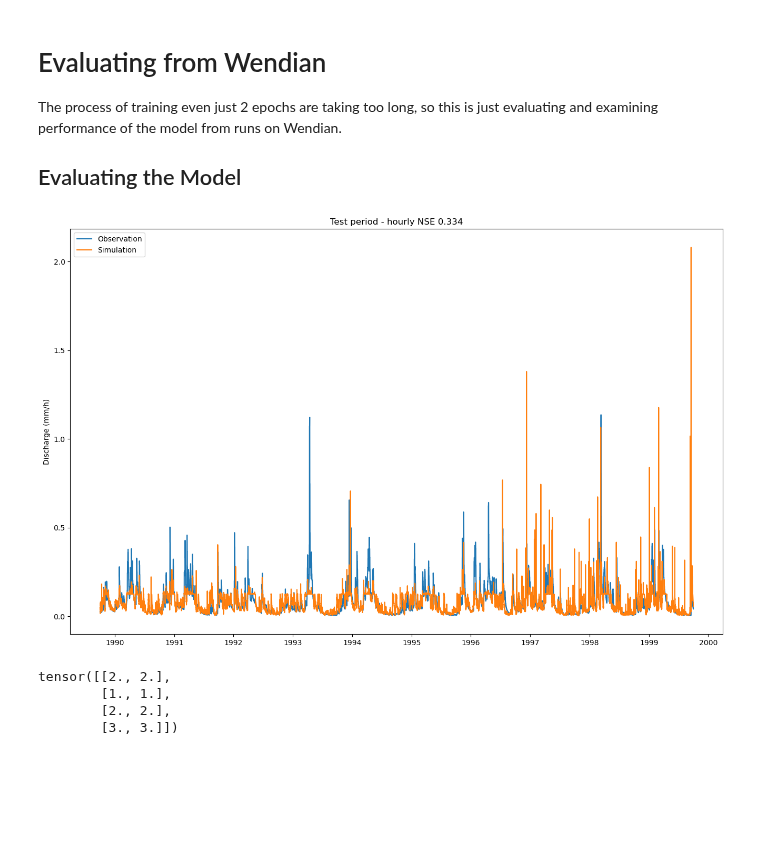
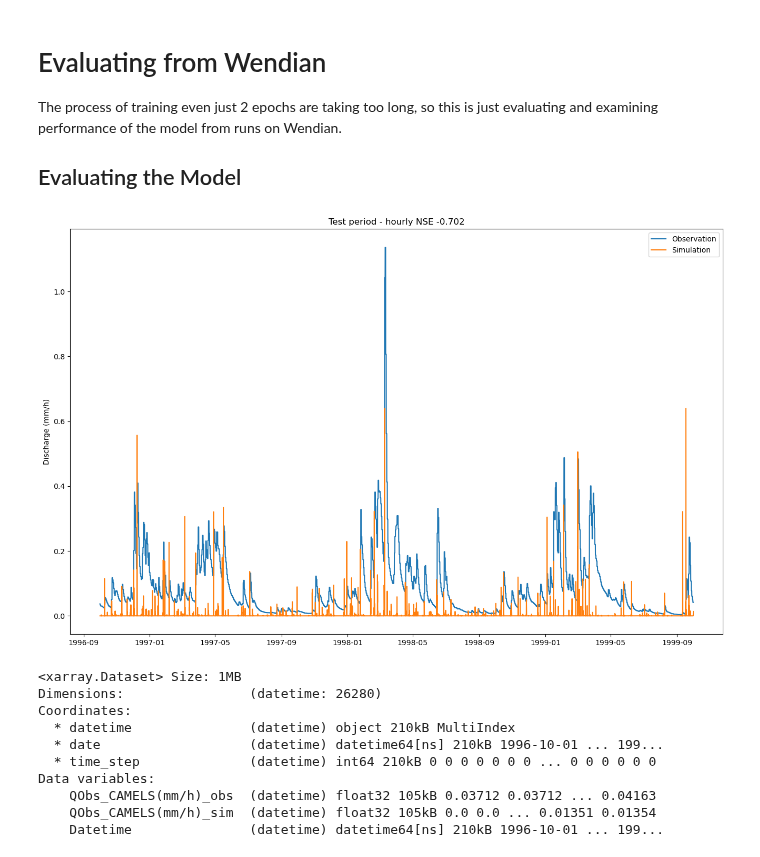
Before and after one commit to mines-ciroh/neuralhydrology, a Jupyter notebook: examples/07-DifferentialCFE-Model/testRun.ipynb, the cells around one changed output. Saved outputs shown, nothing was run; the diff lists cells and outputs as text; code cells hidden in the pictures; blank space fills up the shorter version.

```diff
--- a/examples/07-DifferentialCFE-Model/testRun.ipynb
+++ b/examples/07-DifferentialCFE-Model/testRun.ipynb
@@ -260,6 +260,6 @@ CPU
 # %% [markdown]
 ## Evaluating the Model
 # %%
-run_dir = Path("runs/testdCFE_run_0109_152735")
+run_dir = Path("runs/testdCFEpet_run_2909_160513")
 eval_run(run_dir=run_dir, period="test")
 # %% [output]
@@ -269,7 +269,7 @@ eval_run(run_dir=run_dir, period="test")
 # %% [markdown]
 ## Visualization Prediction
 # %%
-with open(run_dir / "test" / "model_epoch002" / "test_results.p", "rb") as fp: # we only have 25 epoch max
+with open(run_dir / "test" / "model_epoch005" / "test_results.p", "rb") as fp: # we only have 25 epoch max
     results = pickle.load(fp)
 
 # extract a date slice of observations and simulations
@@ -283,8 +283,8 @@ hourly_xr = hourly_xr.isel(time_step=slice(-1, None)).stack(datetime=['date', 't
 hourly_xr['Datetime'] = hourly_xr.coords['date'] + hourly_xr.coords['time_step']
 
 fig, ax = plt.subplots(figsize=(16,10))
-ax.plot(hourly_xr['Datetime'], hourly_xr["QObs(mm/h)_obs"], label="Observation")
-ax.plot(hourly_xr['Datetime'], hourly_xr["QObs(mm/h)_sim"], label="Simulation")
+ax.plot(hourly_xr['Datetime'], hourly_xr["QObs_CAMELS(mm/h)_obs"], label="Observation")
+ax.plot(hourly_xr['Datetime'], hourly_xr["QObs_CAMELS(mm/h)_sim"], label="Simulation")
 ax.set_ylabel("Discharge (mm/h)")
 ax.set_title(f"Test period - hourly NSE {results['01022500']['1h']['NSE']:.3f}")
 _ = ax.legend()
@@ -308,36 +308,39 @@ Data variables:
 The process of training even just 2 epochs are taking too long, so this is just evaluating and examining performance of the model from runs on Wendian.
 ## Evaluating the Model
 # %%
-run_dir = Path("runs/test10yrdCFE_run_1109_140043")
+run_dir = Path("runs/testWarmup15yrdCFE_run_1709_141246")
 
-with open(run_dir / "test" / "model_epoch030" / "test_results.p", "rb") as fp: # we only have 25 epoch max
+with open(run_dir / "test" / "model_epoch005" / "test_results.p", "rb") as fp: # we only have 25 epoch max
     results = pickle.load(fp)
 
 # extract a date slice of observations and simulations
-hourly_xr = results["01022500"]["1h"]["xr"].sel(date=slice("10-1989", None))
+hourly_xr = results["01022500"]["1h"]["xr"].sel(date=slice("10-1996", None))
 
 # The hourly data is indexed with two indices: The date (in days) and the time_step (the hour within that day).
 # As we want to get a continuous plot of several days' hours, we select 1 hour of each day and then stack
 # the two dimensions into one consecutive datetime dimension. (this was done since validation is only 1hr,
 # this was the only way to get correct datetime values)
 hourly_xr = hourly_xr.isel(time_step=slice(-1, None)).stack(datetime=['date', 'time_step'])
 hourly_xr['Datetime'] = hourly_xr.coords['date'] + hourly_xr.coords['time_step']
 
 fig, ax = plt.subplots(figsize=(16,10))
 ax.plot(hourly_xr['Datetime'], hourly_xr["QObs_CAMELS(mm/h)_obs"], label="Observation")
-ax.plot(hourly_xr['Datetime'], hourly_xr["QObs_CAMELS(mm/h)_sim"], label="Simulation")
+ax.plot(hourly_xr['Datetime'], hourly_xr["QObs_CAMELS(mm/h)_ßsim"], label="Simulation")
 ax.set_ylabel("Discharge (mm/h)")
 ax.set_title(f"Test period - hourly NSE {results['01022500']['1h']['NSE']:.3f}")
 _ = ax.legend()
 # %% [output]
-[figure, old version]
+[figure, new version]
-# %%
-x = torch.tensor([2.0, 1, 2, 3])
-y = torch.ones(4,2)
-z = 0.3* torch.ones(4,2)
-y*x.unsqueeze(1)
-# %% [output]
-tensor([[2., 2.],
-        [1., 1.],
-        [2., 2.],
-        [3., 3.]])
+# %%
+hourly_xr
+# %% [output]
+<xarray.Dataset> Size: 1MB
+Dimensions:                (datetime: 26280)
+Coordinates:
+  * datetime               (datetime) object 210kB MultiIndex
+  * date                   (datetime) datetime64[ns] 210kB 1996-10-01 ... 199...
+  * time_step              (datetime) int64 210kB 0 0 0 0 0 0 0 ... 0 0 0 0 0 0
+Data variables:
+    QObs_CAMELS(mm/h)_obs  (datetime) float32 105kB 0.03712 0.03712 ... 0.04163
+    QObs_CAMELS(mm/h)_sim  (datetime) float32 105kB 0.0 0.0 ... 0.01351 0.01354
+    Datetime               (datetime) datetime64[ns] 210kB 1996-10-01 ... 199...
```
Also changed, not shown: parts of 5 cells of this notebook, 3 other files.
